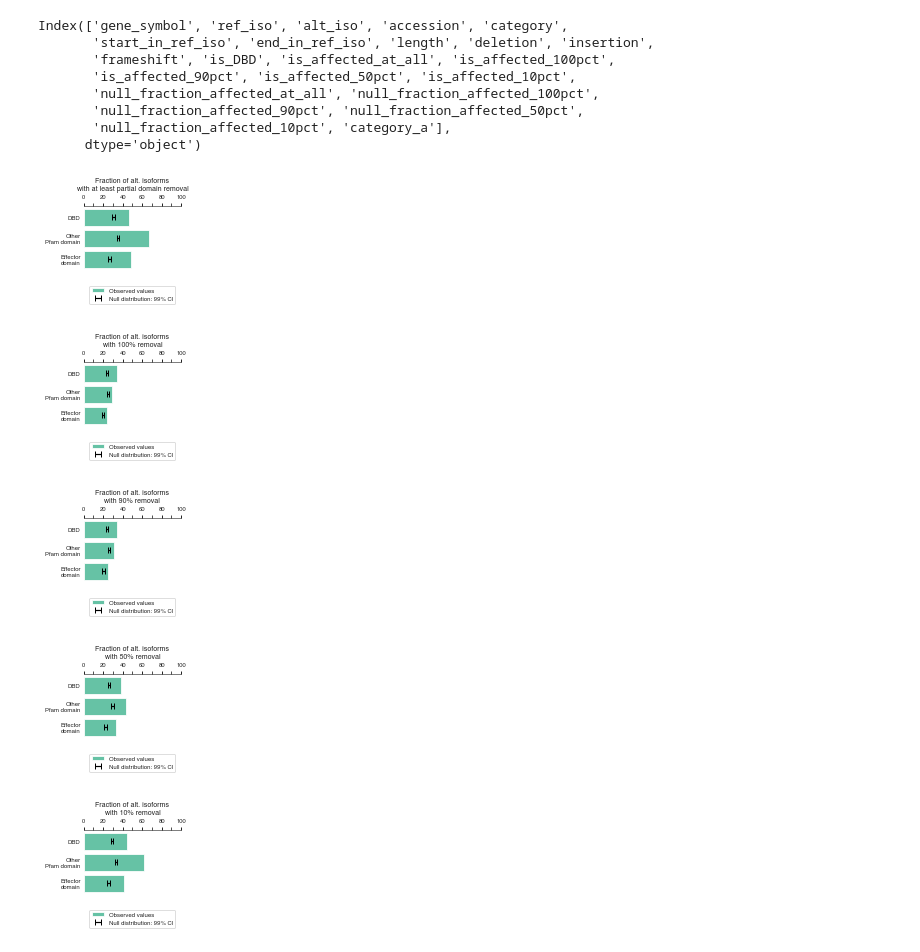
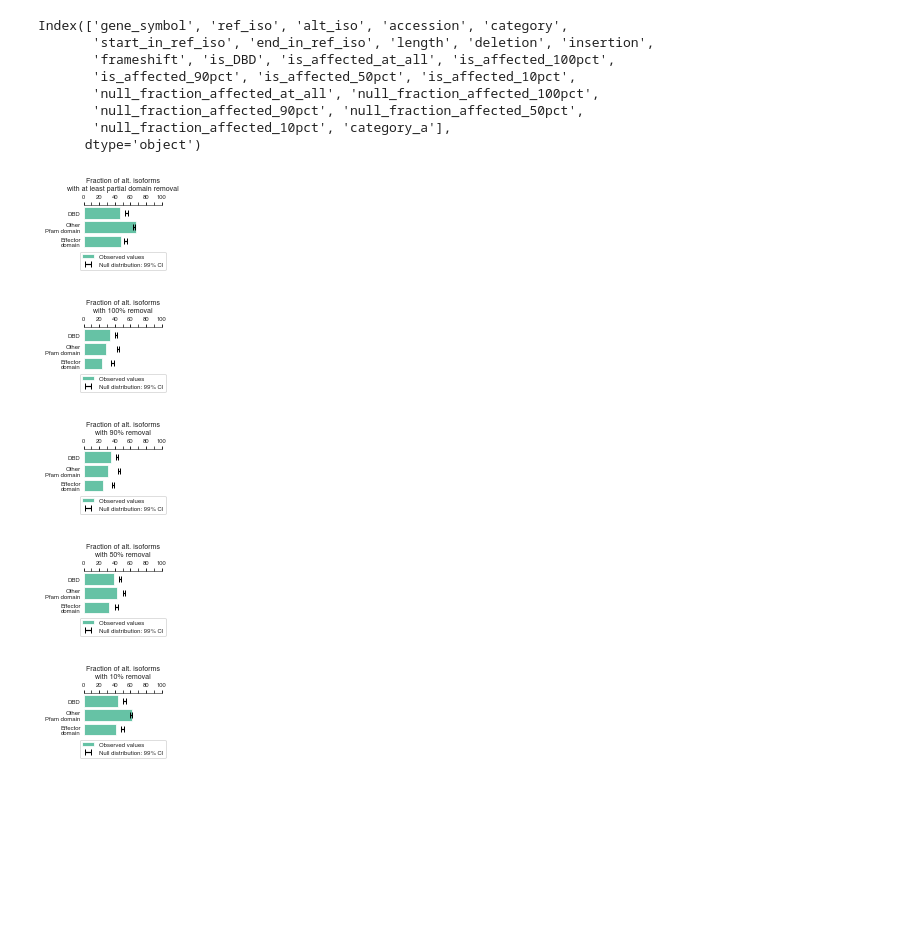
Before and after one commit to CCSB-DFCI/TF_isoforms_paper, a Jupyter notebook: src/gencode_analyses/Fig1__Gencode_Analyses.ipynb, the cells around one changed output. Cells and saved outputs as stored; diff of their text form; code cells hidden in the pictures; blank space fills up the shorter version.

```diff
--- a/src/gencode_analyses/Fig1__Gencode_Analyses.ipynb
+++ b/src/gencode_analyses/Fig1__Gencode_Analyses.ipynb
@@ -1532,6 +1532,6 @@ for c in [c for c in df.columns if c.startswith('is_affected_')]:
 doms = doms.sort_values('n_alt_iso', ascending=False)
 # %%
 %%time
-df_null = pd.concat([g.null_fraction_per_aa_feature(g.isoforms[0].name) for g in tfs.values()])
+df_null = pd.concat([g.null_fraction_per_aa_feature(ref_isos[g.name]) for g in tfs.values() if g.has_MANE_select_isoform])
 df = pd.merge(df, df_null, how='left', on=['gene_symbol', 'ref_iso', 'alt_iso', 'length'])
 # %% [output]
@@ -1670,38 +1670,38 @@ Index(['gene_symbol', 'ref_iso', 'alt_iso', 'accession', 'category',
 # %%
 for level in dom_affected_levels:
         fig, ax = plt.subplots(1, 1)
-        fig.set_size_inches(1.75, 1.2)
+        fig.set_size_inches(1.4, 0.8)
         # removing C2H2-ZF clan becuase we look at the ZF arrays instead
         ax.barh(data.index,
                 data[f'f_is_{level}'].values * 100,
                 label='Observed values',
                 color=sns.color_palette("Set2")[0])
         ax.errorbar(y=data.index,
                 x=data[f'null_fraction_{level}_center'].values * 100,
                 xerr=[(data[f'null_fraction_{level}_center'] - data[f'null_fraction_{level}_99CI_low']).values * 100,
                         (data[f'null_fraction_{level}_99CI_high'] - data[f'null_fraction_{level}_center']).values * 100],
                                 fmt='none',
                                 capsize=3,
                                 color='black',
                                 label='Null distribution: 99% CI')
         ax.legend(loc='lower center', bbox_to_anchor=(0.5, -0.55))
         ax.set_xlim(0, 100)
         ax.set_ylim(ax.get_ylim()[::-1])
         ax.yaxis.set_tick_params(length=0)
         ax.spines['right'].set_visible(False)
         ax.spines['bottom'].set_visible(False)
         ax.spines['left'].set_visible(False)
         ax.xaxis.tick_top()
         ax.set_yticklabels(["DBD", "Other\nPfam domain", "Effector\ndomain"])
         ax.set_xlabel(f'Fraction of alt. isoforms\nwith {level_desc[level]}')
         ax.xaxis.set_label_position('top')
         ax.set_xticks(range(0, 101, 20))
         ax.set_xticks(range(0, 101, 10), minor=True)
         plt.savefig(f'../../figures/fig1/domain_categories_{level}.resized.pdf'.format(level),
                 bbox_inches='tight')
 # %% [output]
-[figure, old version]
+[figure, new version]
-[figure, old version]
+[figure, new version]
-[figure, old version]
+[figure, new version]
-[figure, old version]
+[figure, new version]
-[figure, old version]
+[figure, new version]
```
Also changed, not shown: parts of 14 cells of this notebook, 7 other files.
